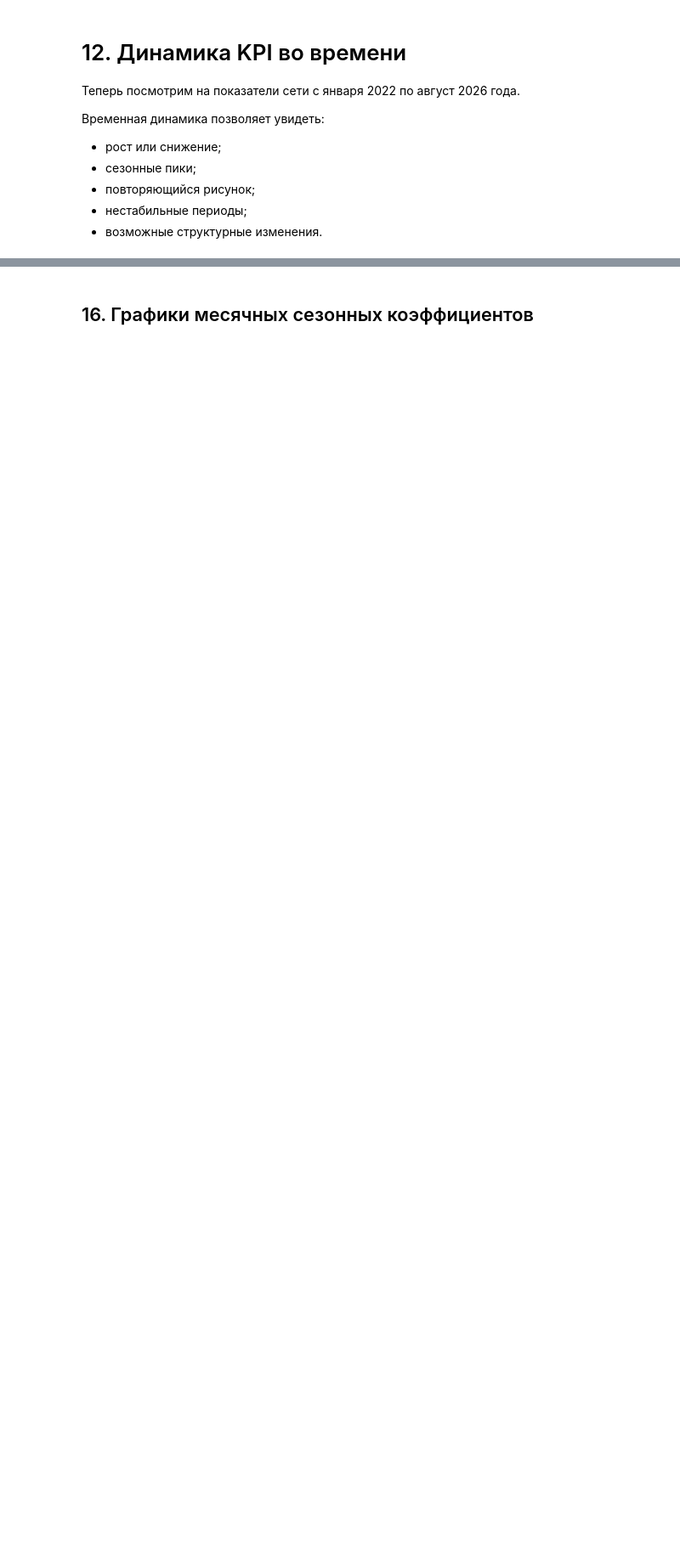
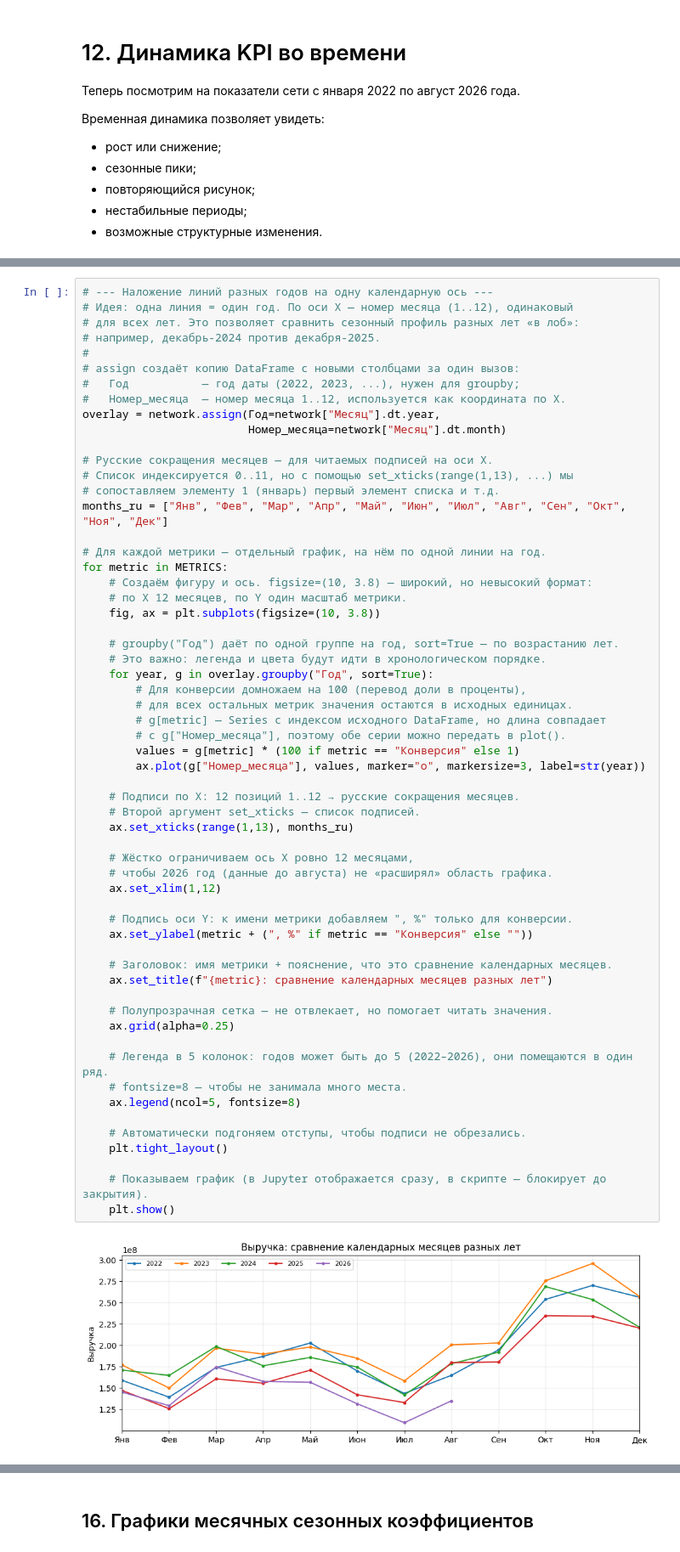
Before and after one commit to Tsyban/retail-analytics-python, a Jupyter notebook: notebooks/01_descriptive_statistics/Урок1.ipynb, the cells around one changed output, grey strips where cells are left out. Shown at 85% size. Cells and saved outputs as stored; diff of their text form; blank space fills up the shorter version.

```diff
--- a/notebooks/01_descriptive_statistics/Урок1.ipynb
+++ b/notebooks/01_descriptive_statistics/Урок1.ipynb
@@ -1180,0 +1357,61 @@ plot_metric(network, "Выручка на посетителя")
+# %%
+# --- Наложение линий разных годов на одну календарную ось ---
+# Идея: одна линия = один год. По оси X — номер месяца (1..12), одинаковый
+# для всех лет. Это позволяет сравнить сезонный профиль разных лет «в лоб»:
+# например, декабрь-2024 против декабря-2025.
+#
+# assign создаёт копию DataFrame с новыми столбцами за один вызов:
+#   Год           — год даты (2022, 2023, ...), нужен для groupby;
+#   Номер_месяца  — номер месяца 1..12, используется как координата по X.
+overlay = network.assign(Год=network["Месяц"].dt.year,
+                         Номер_месяца=network["Месяц"].dt.month)
+
+# Русские сокращения месяцев — для читаемых подписей на оси X.
+# Список индексируется 0..11, но с помощью set_xticks(range(1,13), ...) мы
+# сопоставляем элементу 1 (январь) первый элемент списка и т.д.
+months_ru = ["Янв", "Фев", "Мар", "Апр", "Май", "Июн", "Июл", "Авг", "Сен", "Окт", "Ноя", "Дек"]
+
+# Для каждой метрики — отдельный график, на нём по одной линии на год.
+for metric in METRICS:
+    # Создаём фигуру и ось. figsize=(10, 3.8) — широкий, но невысокий формат:
+    # по X 12 месяцев, по Y один масштаб метрики.
+    fig, ax = plt.subplots(figsize=(10, 3.8))
+
+    # groupby("Год") даёт по одной группе на год, sort=True — по возрастанию лет.
+    # Это важно: легенда и цвета будут идти в хронологическом порядке.
+    for year, g in overlay.groupby("Год", sort=True):
+        # Для конверсии домножаем на 100 (перевод доли в проценты),
+        # для всех остальных метрик значения остаются в исходных единицах.
+        # g[metric] — Series с индексом исходного DataFrame, но длина совпадает
+        # с g["Номер_месяца"], поэтому обе серии можно передать в plot().
+        values = g[metric] * (100 if metric == "Конверсия" else 1)
+        ax.plot(g["Номер_месяца"], values, marker="o", markersize=3, label=str(year))
+
+    # Подписи по X: 12 позиций 1..12 → русские сокращения месяцев.
+    # Второй аргумент set_xticks — список подписей.
+    ax.set_xticks(range(1,13), months_ru)
+
+    # Жёстко ограничиваем ось X ровно 12 месяцами,
+    # чтобы 2026 год (данные до августа) не «расширял» область графика.
+    ax.set_xlim(1,12)
+
+    # Подпись оси Y: к имени метрики добавляем ", %" только для конверсии.
+    ax.set_ylabel(metric + (", %" if metric == "Конверсия" else ""))
+
+    # Заголовок: имя метрики + пояснение, что это сравнение календарных месяцев.
+    ax.set_title(f"{metric}: сравнение календарных месяцев разных лет")
+
+    # Полупрозрачная сетка — не отвлекает, но помогает читать значения.
+    ax.grid(alpha=0.25)
+
+    # Легенда в 5 колонок: годов может быть до 5 (2022–2026), они помещаются в один ряд.
+    # fontsize=8 — чтобы не занимала много места.
+    ax.legend(ncol=5, fontsize=8)
+
+    # Автоматически подгоняем отступы, чтобы подписи не обрезались.
+    plt.tight_layout()
+
+    # Показываем график (в Jupyter отображается сразу, в скрипте — блокирует до закрытия).
+    plt.show()
+# %% [output]
+[figure, added]
```
Also changed, not shown: parts of 108 cells of this notebook.
